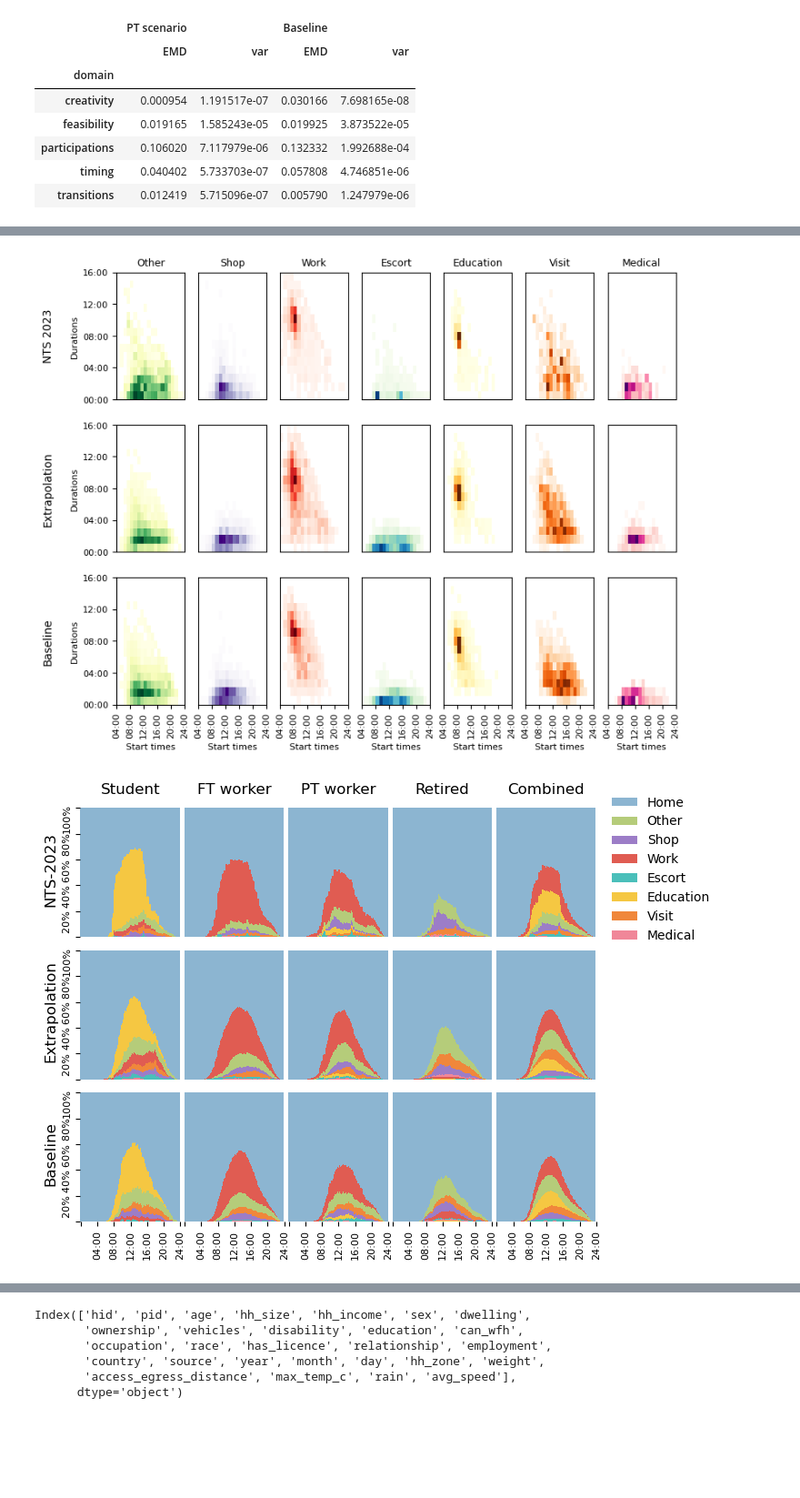
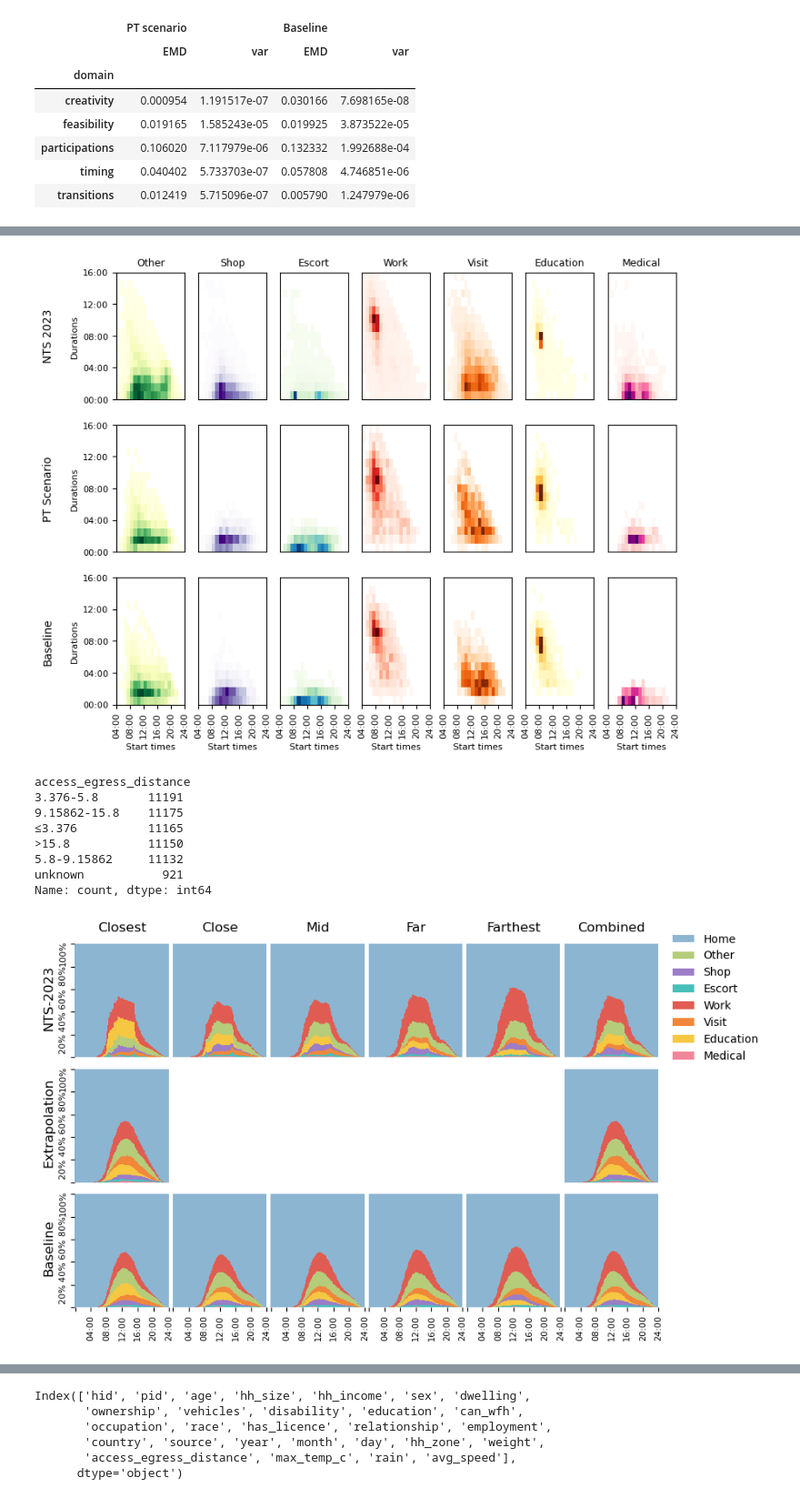
Before and after one commit to big-ucl/caveat, a Jupyter notebook: analysis/TRB_scenarios.ipynb, the cells around one changed output, grey strips where cells are left out. Shown at 91% size. Cells and saved outputs as stored; diff of their text form; code cells hidden in the pictures; blank space fills up the shorter version.

Commit message:
scenarios and additional eval

```diff
--- a/analysis/TRB_scenarios.ipynb
+++ b/analysis/TRB_scenarios.ipynb
@@ -30,6 +30,14 @@ acts = list(target_schedules.act.value_counts(ascending=False).index)
 class_map = {n: i for i, n in enumerate(acts)}
 
 target_attributes = pd.read_csv("../tmp/test_attributes.csv")
+
+all_schedules = pd.read_csv("~/Data/foundata/out/nts/2023/activities.csv")
+acts = list(all_schedules.act.value_counts(ascending=False).index)
+class_map = {n: i for i, n in enumerate(acts)}
+
+all_attributes = pd.read_csv(
+    "~/Data/foundata/out/nts/2023/attributes_binned.csv"
+)
 
 
 def latest(path: Path):
@@ -109,14 +117,23 @@ attributes = {
 Loading synthetic attributes from ../logs/actvae/extrapolation/extrapolation_nrun0/version_0
 Loading synthetic attributes from ../logs/actvae/cvae/cvae_nrun0/version_0
 # %%
-attributes["Baseline"] = attributes["Baseline"][
+attributes["Baseline Suburban"] = attributes["Baseline"][
     (attributes["Baseline"].hh_zone == "suburban")
     & (attributes["Baseline"].access_egress_distance == "≤3.376")
 ]
 
-schedules["Baseline"] = schedules["Baseline"][
-    schedules["Baseline"].pid.isin(attributes["Baseline"].pid)
+schedules["Baseline Suburban"] = schedules["Baseline"][
+    schedules["Baseline"].pid.isin(attributes["Baseline Suburban"].pid)
 ]
+
+attributes["Target Suburban"] = all_attributes[
+    (all_attributes.hh_zone == "suburban")
+    & (all_attributes.access_egress_distance == "≤3.376")
+]
+
+schedules["Target Suburban"] = all_schedules[
+    all_schedules.pid.isin(attributes["Target Suburban"].pid)
+]
 # %%
 def build_distance_tables(batch_paths):
     distances_combined = pd.DataFrame()
@@ -342,8 +495,8 @@ def _joint_time_plot(
 # %%
 selected = {
     "NTS 2023": target_schedules,
-    "Extrapolation": schedules["Extrapolation"],
-    "Baseline": schedules["Baseline"],
+    "PT Scenario": schedules["PT scenario"],
+    "Baseline": schedules["Baseline Scenario"],
 }
 
 fig = time_plot(
@@ -363,24 +516,35 @@ fig = time_plot(
 )
 plt.subplots_adjust(wspace=0.2, hspace=0.2)
 # %% [output]
-[figure, old version]
+[figure, new version]
+# %%
+target_attributes.access_egress_distance.value_counts()
+# %% [output]
+access_egress_distance
+3.376-5.8       11191
+9.15862-15.8    11175
+≤3.376          11165
+>15.8           11150
+5.8-9.15862     11132
+unknown           921
+Name: count, dtype: int64
 # %%
 plot_schedules = {
     "NTS-2023": target_schedules,
-    "Extrapolation": schedules["Extrapolation"],
+    "Extrapolation": schedules["PT scenario"],
     "Baseline": schedules["Baseline"],
 }
 plot_attributes = {
     "NTS-2023": target_attributes,
-    "Extrapolation": attributes["Extrapolation"],
+    "Extrapolation": attributes["PT scenario"],
     "Baseline": attributes["Baseline"],
 }
 
 act_order = target_schedules.act.value_counts().index.to_list()
 class_map = {n: i for i, n in enumerate(act_order)}
 
-FILTER = ["student", "ft-employed", "pt-employed", "retired"]
-NAMES = ["Student", "FT worker", "PT worker", "Retired"]
+FILTER = ["≤3.376", "3.376-5.8", "5.8-9.15862", "9.15862-15.8", ">15.8"]
+NAMES = ["Closest", "Close", "Mid", "Far", "Farthest"]
 
 h = len(plot_schedules)
 w = len(FILTER)
@@ -390,11 +554,16 @@ fig, axes = plt.subplots(
 
 for i, (name, scheds) in enumerate(plot_schedules.items()):
 
-    splits = split_on(scheds, plot_attributes[name], by="employment")
+    splits = split_on(
+        scheds, plot_attributes[name], by="access_egress_distance"
+    )
 
     for j, f in enumerate(FILTER):
         axes[0, j].set_title(NAMES[j], fontsize=12)
-        selected = splits[f]
+        selected = splits.get(f)
+        if selected is None:
+            axes[i, j].axis("off")
+            continue
         ax = plot_agg_acts(
             "",
             selected,
@@ -425,34 +594,34 @@ for i, (name, scheds) in enumerate(plot_schedules.items()):
         legend=False,
         color=cmaps,
     )
     ax.set_title(None)
     ax.set_ylabel(None)
     ax.set_xlabel(None)
     ax.set_yticks([])
     ax.set_xticks([])
 
     axes[-1, -2].set_xticks(
         [i / 10 for i in [0, 240, 480, 720, 960, 1200, 1440]],
         labels=["", "04:00", "08:00", "12:00", "16:00", "20:00", "24:00"],
         rotation=90,
         fontsize=8,
     )
 
     axes[i, 0].set_ylabel(name, fontsize=12)
     axes[i, 0].set_yticks([0, 0.2, 0.4, 0.6, 0.8, 1.0])
     axes[i, 0].set_yticklabels(
         ["", "20% ", "40% ", "60% ", "80% ", "100%"], rotation=90, fontsize=8
     )
 
     axes[i, -1].axis("off")
 
 elements = [Patch(facecolor=cmaps[act], label=act.title()) for act in act_order]
 axes[0, -1].axis("off")
 axes[0, -1].legend(handles=elements, loc="center left", frameon=False)
 
 plt.subplots_adjust(wspace=0.04, hspace=0.05)
 # %% [output]
-[figure, old version]
+[figure, new version]
 # %%
 h = len(plot_schedules)
 w = len(FILTER)
```
Also changed, not shown: parts of 4 cells of this notebook, 2 other files.
